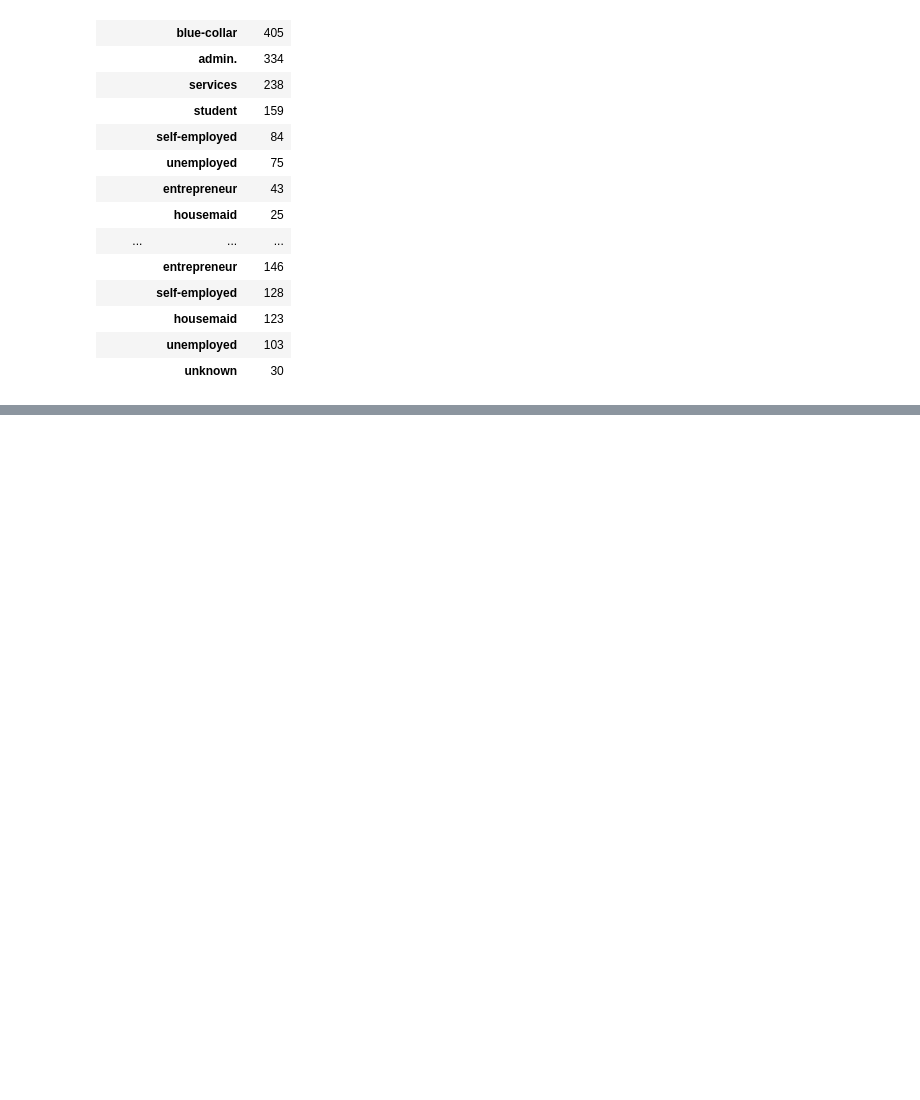
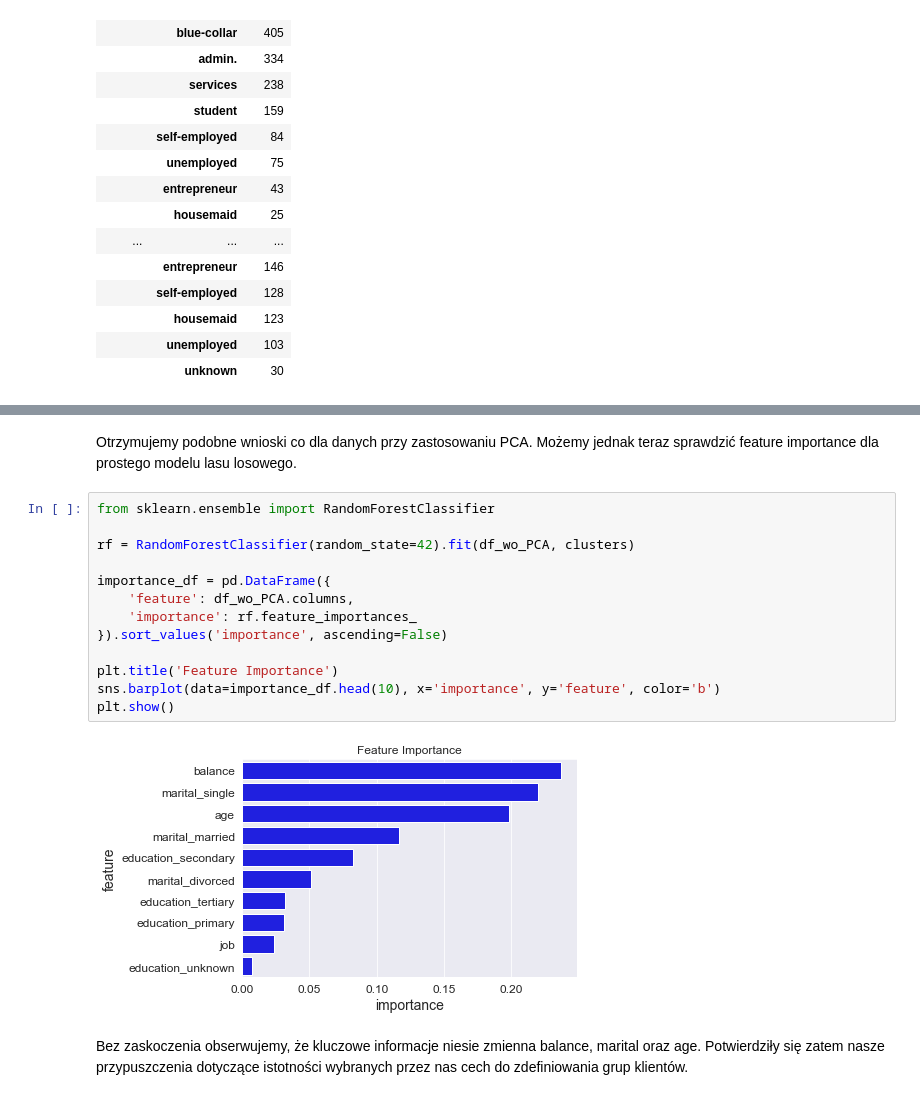
Before and after one commit to MajshiJD/ML_proj2, a Jupyter notebook: models/Agglomerative_clustering.ipynb, the cells around one changed output, grey strips where cells are left out. Saved outputs shown, nothing was run; the diff lists cells and outputs as text; blank space fills up the shorter version.

```diff
--- a/models/Agglomerative_clustering.ipynb
+++ b/models/Agglomerative_clustering.ipynb
@@ -552,0 +625,19 @@ Nie obserwujemy istotnej różnicy - otrzymaliśmy podobne parametry dla zdefini
+# %% [markdown]
+Otrzymujemy podobne wnioski co dla danych przy zastosowaniu PCA. Możemy jednak teraz sprawdzić feature importance dla prostego modelu lasu losowego.
+# %%
+from sklearn.ensemble import RandomForestClassifier
+
+rf = RandomForestClassifier(random_state=42).fit(df_wo_PCA, clusters)
+
+importance_df = pd.DataFrame({
+    'feature': df_wo_PCA.columns,
+    'importance': rf.feature_importances_
+}).sort_values('importance', ascending=False)
+
+plt.title('Feature Importance')
+sns.barplot(data=importance_df.head(10), x='importance', y='feature', color='b')
+plt.show()
+# %% [output]
+[figure, added]
+# %% [markdown]
+Bez zaskoczenia obserwujemy, że kluczowe informacje niesie zmienna balance, marital oraz age. Potwierdziły się zatem nasze przypuszczenia dotyczące istotności wybranych przez nas cech do zdefiniowania grup klientów.
```
Also changed, not shown: parts of 26 cells of this notebook.
